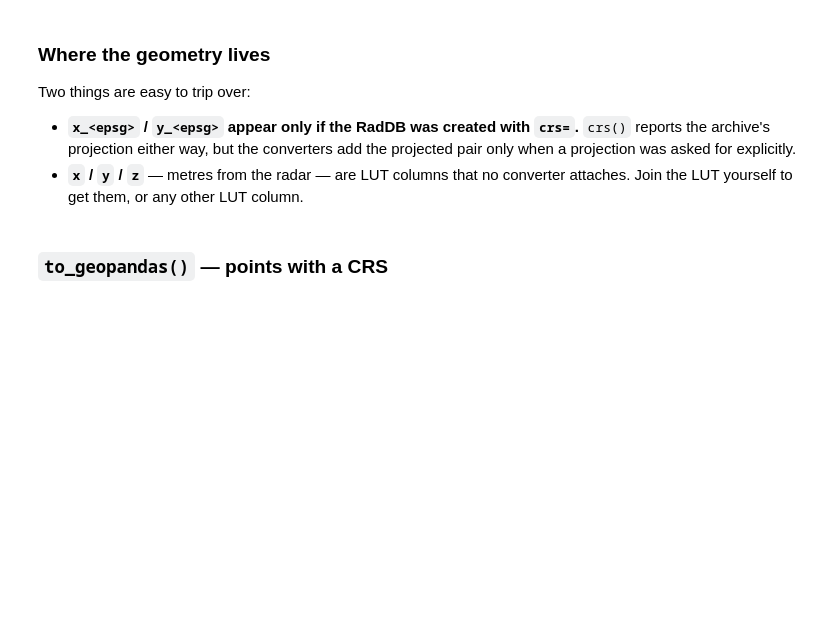
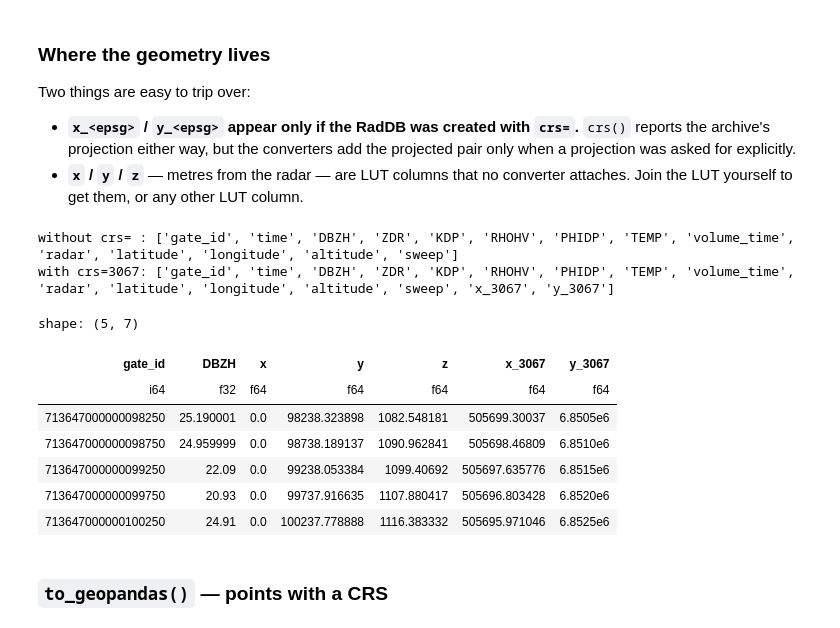
Before and after one commit to erikposchivo/RadDB, a Jupyter notebook: tutorial/02_opening_and_filtering.ipynb, the cells around one changed output. Drawn from its saved outputs; the diff is of its cells as text; code cells hidden in the pictures; blank space fills up the shorter version.

```diff
--- a/tutorial/02_opening_and_filtering.ipynb
+++ b/tutorial/02_opening_and_filtering.ipynb
@@ -201,18 +288,30 @@ Two things are easy to trip over:
 # %%
 # Projected coordinates: state the CRS when creating the RadDB, and
 # with_geometry=True then adds x_<epsg> / y_<epsg> alongside lon/lat/alt.
-db_proj = raddb.RadDB(archive_dir=ARCHIVE_DIR, crs=2056)
-rain_proj = db_proj.open(radars="L", filters={"var": "DBZH", "logic": ">", "threshold": 20})
+db_proj = raddb.RadDB(archive_dir=ARCHIVE_DIR, crs=3067)
+rain_proj = db_proj.open(radars="FANJ", filters={"var": "DBZH", "logic": ">", "threshold": 20})
 
 print("without crs= :", list(rain.to_pandas(with_geometry=True).columns))
-print("with crs=2056:", list(rain_proj.to_pandas(with_geometry=True).columns))
+print("with crs=3067:", list(rain_proj.to_pandas(with_geometry=True).columns))
+# %% [output]
+without crs= : ['gate_id', 'time', 'DBZH', 'ZDR', 'KDP', 'RHOHV', 'PHIDP', 'TEMP', 'volume_time', 'radar', 'latitude', 'longitude', 'altitude', 'sweep']
+with crs=3067: ['gate_id', 'time', 'DBZH', 'ZDR', 'KDP', 'RHOHV', 'PHIDP', 'TEMP', 'volume_time', 'radar', 'latitude', 'longitude', 'altitude', 'sweep', 'x_3067', 'y_3067']
 # %%
 # Any LUT column can be attached by joining on gate_id.  This is also how you add
 # geometry to a frame loaded with open(), and the only way to get x / y / z
 # (metres from the radar), which no converter attaches.
-geometry = db.get_lut("L").select(["gate_id", "x", "y", "z", "x_2056", "y_2056"])
+geometry = db.get_lut("FANJ").select(["gate_id", "x", "y", "z", "x_3067", "y_3067"])
 joined = rain.data.join(geometry, on="gate_id", how="left")
-joined.select(["gate_id", "DBZH", "x", "y", "z", "x_2056", "y_2056"]).head()
+joined.select(["gate_id", "DBZH", "x", "y", "z", "x_3067", "y_3067"]).head()
+# %% [output]
+shape: (5, 7)
+| gate_id | DBZH | x | y | z | x_3067 | y_3067 |
+| i64 | f32 | f64 | f64 | f64 | f64 | f64 |
+| 713647000000098250 | 25.190001 | 0.0 | 98238.323898 | 1082.548181 | 505699.30037 | 6.8505e6 |
+| 713647000000098750 | 24.959999 | 0.0 | 98738.189137 | 1090.962841 | 505698.46809 | 6.8510e6 |
+| 713647000000099250 | 22.09 | 0.0 | 99238.053384 | 1099.40692 | 505697.635776 | 6.8515e6 |
+| 713647000000099750 | 20.93 | 0.0 | 99737.916635 | 1107.880417 | 505696.803428 | 6.8520e6 |
+| 713647000000100250 | 24.91 | 0.0 | 100237.778888 | 1116.383332 | 505695.971046 | 6.8525e6 |
 # %% [markdown]
 ### `to_geopandas()` — points with a CRS
 # %%
```
Also changed, not shown: parts of 17 cells of this notebook, 6 other files.
